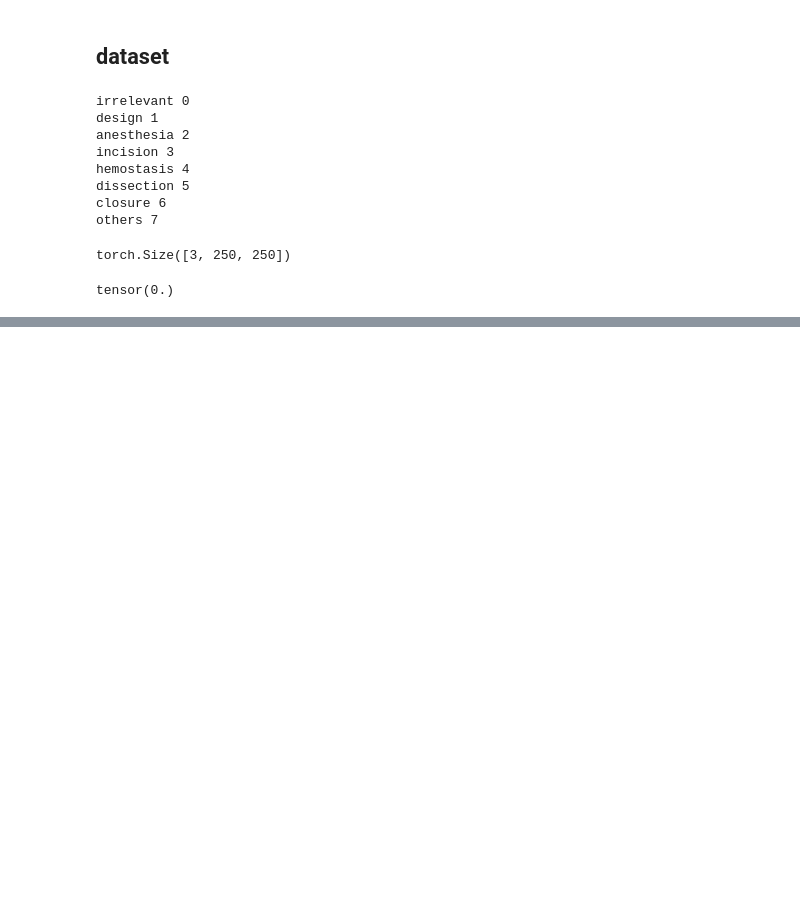
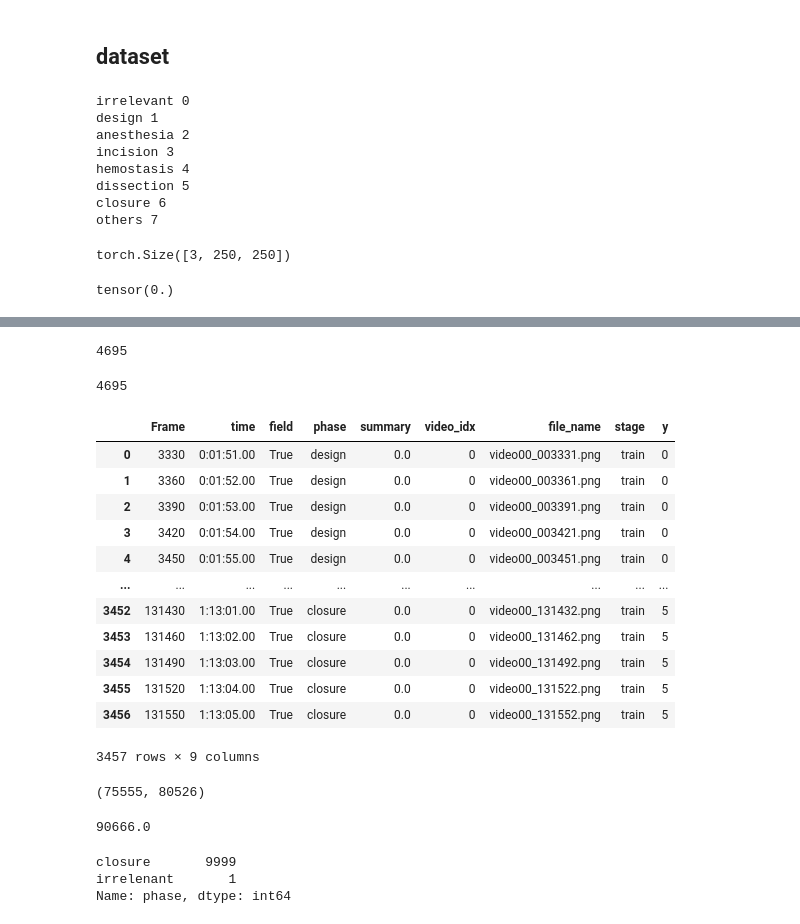
Before and after one commit to kobayshitaichi/SurgSum, a Jupyter notebook: src/check_modules.ipynb, the cells around one changed output, grey strips where cells are left out. Cells and saved outputs as stored; diff of their text form; code cells hidden in the pictures; blank space fills up the shorter version.

```diff
--- a/src/check_modules.ipynb
+++ b/src/check_modules.ipynb
@@ -189,0 +174,26 @@ class_labels = {
+# %%
+len(preds)
+# %% [output]
+4695
+# %%
+len(features)
+# %% [output]
+4695
+# %%
+df = pd.read_csv('/mnt/sda1/Summarization/SurgSum/result/fps_sampling=1-val_vid_idx=1-batch_size=128-img_size=224-out_features=6-lr=0.0001-loss_fn=ib_focal-max_epoch=1-aug_ver=1/processed_df.csv')
+# %%
+df
+# %% [output]
+|  | Frame | time | field | phase | summary | video_idx | file_name | stage | y |
+| 0 | 3330 | 0:01:51.00 | True | design | 0.0 | 0 | video00_003331.png | train | 0 |
+| 1 | 3360 | 0:01:52.00 | True | design | 0.0 | 0 | video00_003361.png | train | 0 |
+| 2 | 3390 | 0:01:53.00 | True | design | 0.0 | 0 | video00_003391.png | train | 0 |
+| 3 | 3420 | 0:01:54.00 | True | design | 0.0 | 0 | video00_003421.png | train | 0 |
+| 4 | 3450 | 0:01:55.00 | True | design | 0.0 | 0 | video00_003451.png | train | 0 |
+| ... | ... | ... | ... | ... | ... | ... | ... | ... | ... |
+| 3452 | 131430 | 1:13:01.00 | True | closure | 0.0 | 0 | video00_131432.png | train | 5 |
+| 3453 | 131460 | 1:13:02.00 | True | closure | 0.0 | 0 | video00_131462.png | train | 5 |
+| 3454 | 131490 | 1:13:03.00 | True | closure | 0.0 | 0 | video00_131492.png | train | 5 |
+| 3455 | 131520 | 1:13:04.00 | True | closure | 0.0 | 0 | video00_131522.png | train | 5 |
+| 3456 | 131550 | 1:13:05.00 | True | closure | 0.0 | 0 | video00_131552.png | train | 5 |
+3457 rows × 9 columns
@@ -189,0 +202,14 @@ class_labels = {
+# %%
+len(os.listdir('/mnt/sda1/Summarization/SurgSum/SummarizationDataset/video_split/video06')), len(df)
+# %% [output]
+(75555, 80526)
+# %%
+75555 * 30 /25
+# %% [output]
+90666.0
+# %%
+df.phase[-10000:].value_counts()
+# %% [output]
+closure       9999
+irrelenant       1
+Name: phase, dtype: int64
```
Also changed, not shown: parts of 27 cells of this notebook, 18 other files.
